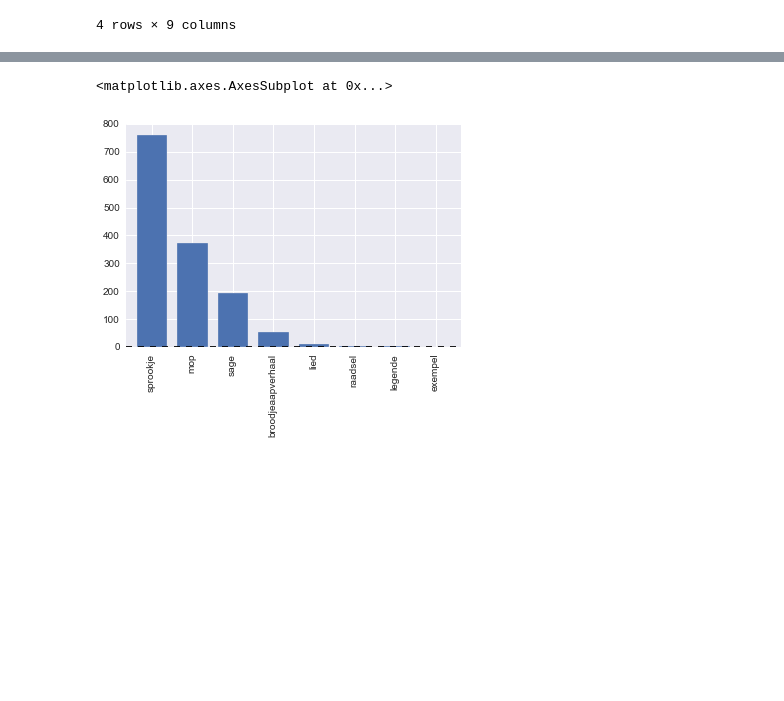
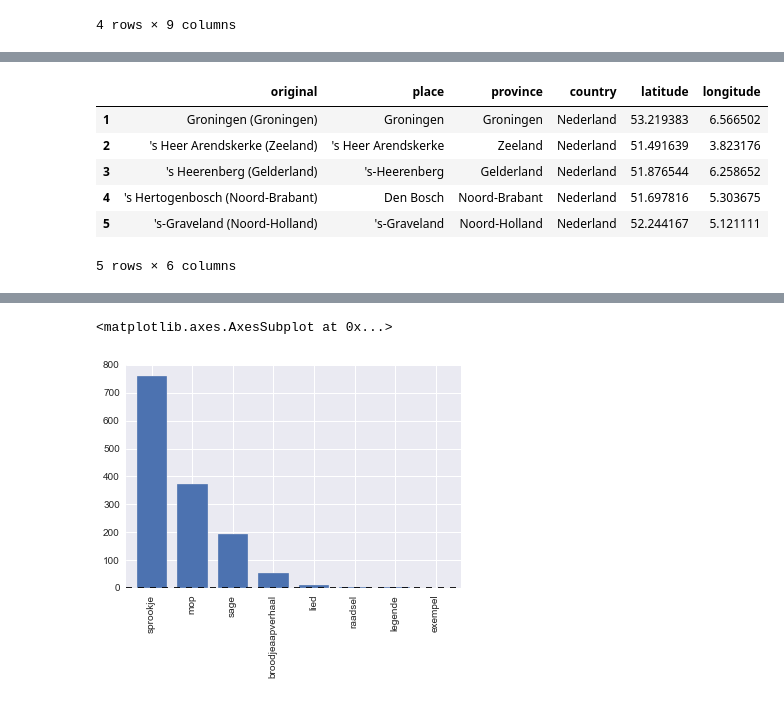
Before and after one commit to fbkarsdorp/variation, a Jupyter notebook: notebooks/MVVB.ipynb, the cells around one changed output, grey strips where cells are left out. Drawn from its saved outputs; the diff is of its cells as text; code cells hidden in the pictures; blank space fills up the shorter version.

```diff
--- a/notebooks/MVVB.ipynb
+++ b/notebooks/MVVB.ipynb
@@ -24,0 +29,11 @@ df.describe()
+# %%
+locations = pd.read_csv("../data/locations-geo.csv", delimiter=";", index_col=0)
+locations.head()
+# %% [output]
+|  | original | place | province | country | latitude | longitude |
+| 1 | Groningen (Groningen) | Groningen | Groningen | Nederland | 53.219383 | 6.566502 |
+| 2 | 's Heer Arendskerke (Zeeland) | 's Heer Arendskerke | Zeeland | Nederland | 51.491639 | 3.823176 |
+| 3 | 's Heerenberg (Gelderland) | 's-Heerenberg | Gelderland | Nederland | 51.876544 | 6.258652 |
+| 4 | 's Hertogenbosch (Noord-Brabant) | Den Bosch | Noord-Brabant | Nederland | 51.697816 | 5.303675 |
+| 5 | 's-Graveland (Noord-Holland) | 's-Graveland | Noord-Holland | Nederland | 52.244167 | 5.121111 |
+5 rows × 6 columns
```
Also changed, not shown: parts of 22 cells of this notebook.
